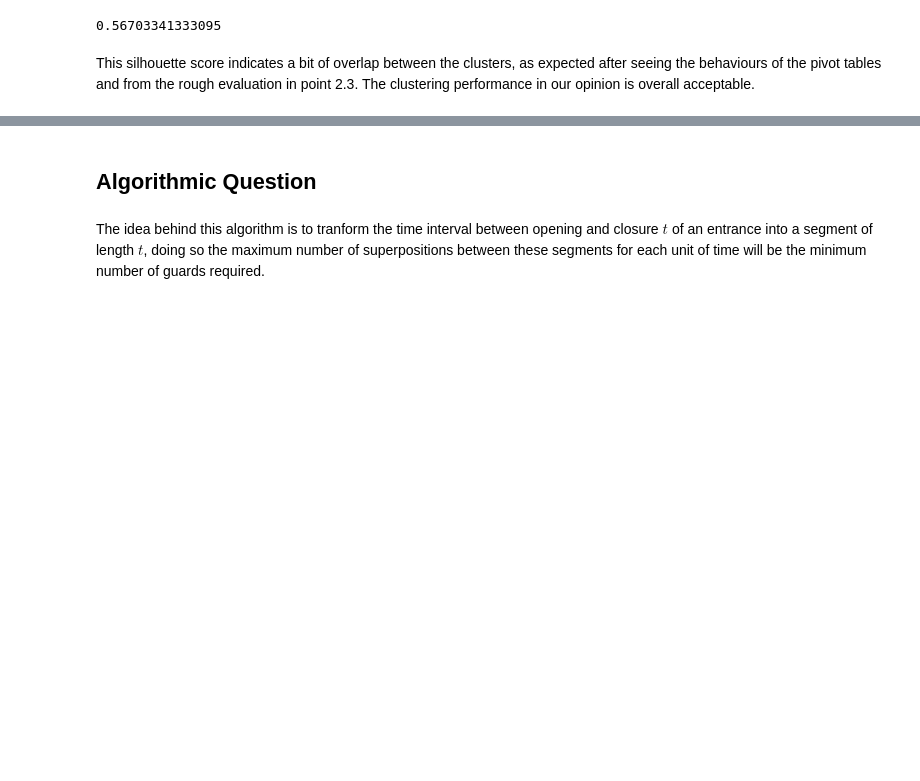
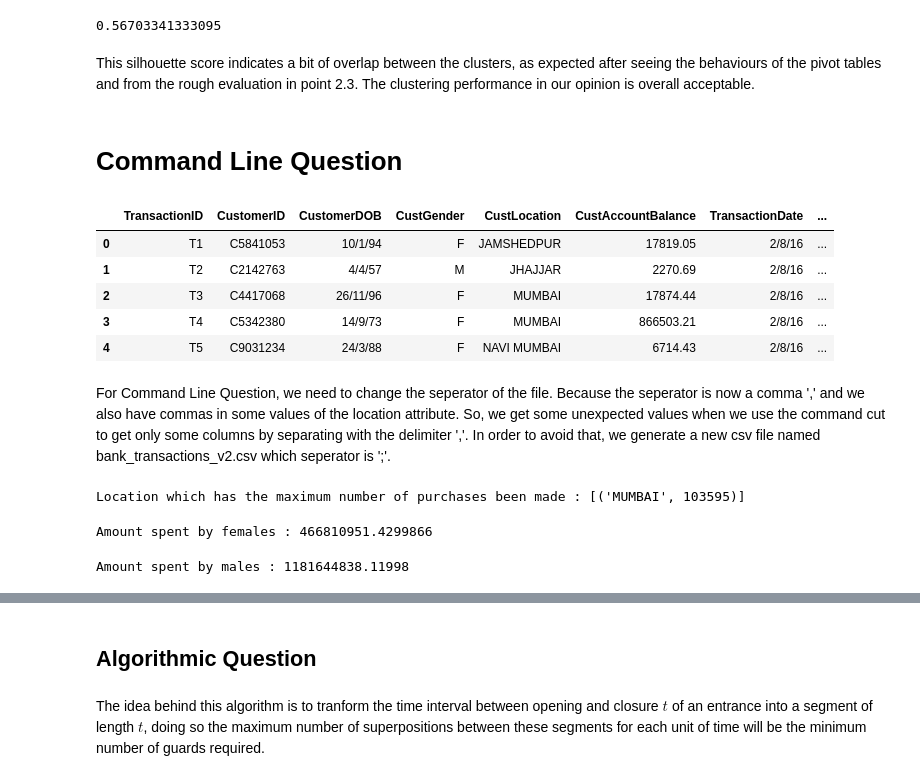
Before and after one commit to YassHarrach/ADM-HW4, a Jupyter notebook: main.ipynb, the cells around one changed output, grey strips where cells are left out. Drawn from its saved outputs; the diff is of its cells as text; code cells hidden in the pictures; blank space fills up the shorter version.

Commit message:
Verification of Command Line Question

```diff
--- a/main.ipynb
+++ b/main.ipynb
@@ -399,3 +422,17 @@ print(str(sklearn.metrics.silhouette_score(df,labels)))
 0.56703341333095
 # %% [markdown]
 This silhouette score indicates a bit of overlap between the clusters, as expected after seeing the behaviours of the pivot tables and from the rough evaluation in point 2.3. The clustering performance in our opinion is overall acceptable.
+# %% [markdown]
+# Command Line Question
+# %%
+full_df = pd.read_csv(os.getcwd()+'/bank_transactions.csv')
+full_df.head()
+# %% [output]
+|  | TransactionID | CustomerID | CustomerDOB | CustGender | CustLocation | CustAccountBalance | TransactionDate | ... |
+| 0 | T1 | C5841053 | 10/1/94 | F | JAMSHEDPUR | 17819.05 | 2/8/16 | ... |
+| 1 | T2 | C2142763 | 4/4/57 | M | JHAJJAR | 2270.69 | 2/8/16 | ... |
+| 2 | T3 | C4417068 | 26/11/96 | F | MUMBAI | 17874.44 | 2/8/16 | ... |
+| 3 | T4 | C5342380 | 14/9/73 | F | MUMBAI | 866503.21 | 2/8/16 | ... |
+| 4 | T5 | C9031234 | 24/3/88 | F | NAVI MUMBAI | 6714.43 | 2/8/16 | ... |
+# %% [markdown]
+For Command Line Question, we need to change the seperator of the file. Because the seperator is now a comma ',' and we also have commas in some values of the location attribute. So, we get some unexpected values when we use the command cut to get only some columns by separating with the delimiter ','. In order to avoid that, we generate a new csv file named bank_transactions_v2.csv which seperator is ';'.
@@ -401,0 +441,16 @@ This silhouette score indicates a bit of overlap between the clusters, as expect
+# %%
+from collections import Counter
+
+print("Location which has the maximum number of purchases been made :", Counter(full_df.CustLocation).most_common(1))
+# %% [output]
+Location which has the maximum number of purchases been made : [('MUMBAI', 103595)]
+# %%
+data = full_df[full_df.CustGender == 'F']
+print("Amount spent by females :",sum(list(data['TransactionAmount (INR)'])))
+# %% [output]
+Amount spent by females : 466810951.4299866
+# %%
+data = full_df[full_df.CustGender == 'M']
+print("Amount spent by males :", sum(list(data['TransactionAmount (INR)'])))
+# %% [output]
+Amount spent by males : 1181644838.11998
```
Also changed, not shown: parts of 5 cells of this notebook.
